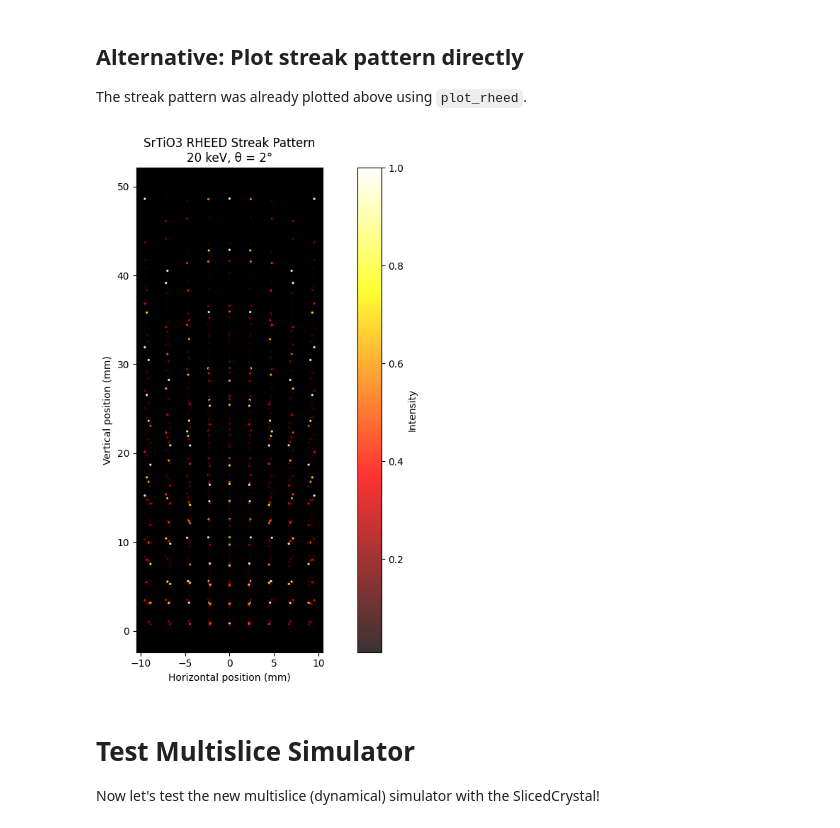
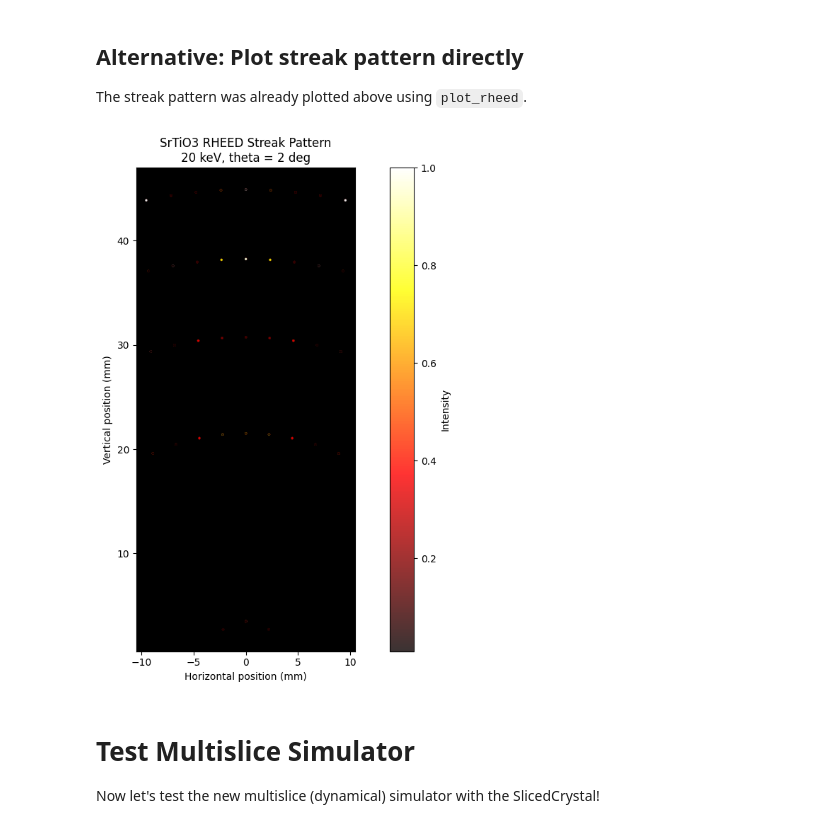
Before and after one commit to debangshu-mukherjee/rheedium, a Jupyter notebook: tutorials/02_kinematic_SrTiO3.ipynb, the cells around one changed output. Drawn from its saved outputs; the diff is of its cells as text; code cells hidden in the pictures.

```diff
--- a/tutorials/02_kinematic_SrTiO3.ipynb
+++ b/tutorials/02_kinematic_SrTiO3.ipynb
@@ -157,18 +222,20 @@ The `streak_simulator` models RHEED as diffraction from continuous rods in recip
 producing the characteristic vertical streaks seen in real RHEED patterns.
 # %%
 # Generate RHEED streak pattern for SrTiO3
-detector_coords, intensities, hk_indices = rh.simul.streak_simulator(
+# kinematic_ctr_simulator models continuous crystal truncation rods (CTRs)
+# and returns a RHEEDPattern directly
+streak_pattern = rh.simul.kinematic_ctr_simulator(
     crystal=structure_file,
     voltage_kv=voltage_kV,
     theta_deg=theta_deg,
     hmax=hmax,
     kmax=kmax,
     detector_distance=detector_distance,
-    points_per_streak=points_per_streak,
+    points_per_rod=points_per_streak,
 )
 
-print(f"Number of streak points: {len(intensities)}")
-print(f"X-coordinate range: [{detector_coords[:, 0].min():.2f}, {detector_coords[:, 0].max():.2f}] mm")
-print(f"Y-coordinate range: [{detector_coords[:, 1].min():.2f}, {detector_coords[:, 1].max():.2f}] mm")
+print(f"Number of streak points: {len(streak_pattern.intensities)}")
+print(f"X-coordinate range: [{streak_pattern.detector_points[:, 0].min():.2f}, {streak_pattern.detector_points[:, 0].max():.2f}] mm")
+print(f"Y-coordinate range: [{streak_pattern.detector_points[:, 1].min():.2f}, {streak_pattern.detector_points[:, 1].max():.2f}] mm")
 # %% [output]
 Number of streak points: 1950
@@ -197,15 +264,2 @@ Sample detector coordinates (first 5):
 # %% [markdown]
 ## Plot the simulated RHEED pattern
-# %%
-# Create RHEEDPattern for plotting
-from rheedium.types import create_rheed_pattern
-
-streak_pattern = create_rheed_pattern(
-    g_indices=jnp.arange(len(intensities), dtype=jnp.int32),
-    k_out=jnp.zeros((len(intensities), 3)),
-    detector_points=detector_coords,
-    intensities=intensities,
-)
-
-# Plot using phosphor colormap
-rh.plots.plot_rheed(streak_pattern, grid_size=400, interp_type="linear")
@@ -283,26 +341,26 @@ The streak pattern was already plotted above using `plot_rheed`.
 # %%
 # Additional visualization: scatter plot showing individual streaks
 import matplotlib.pyplot as plt
 
 fig, ax = plt.subplots(figsize=(10, 8))
 scatter = ax.scatter(
-    detector_coords[:, 0],
-    detector_coords[:, 1],
+    streak_pattern.detector_points[:, 0],
+    streak_pattern.detector_points[:, 1],
     s=2,
-    c=intensities,
+    c=streak_pattern.intensities,
     cmap='hot',
     alpha=0.8,
 )
 ax.set_facecolor('black')
 ax.set_xlabel('Horizontal position (mm)')
 ax.set_ylabel('Vertical position (mm)')
-ax.set_title('SrTiO3 RHEED Streak Pattern\n20 keV, θ = 2°')
+ax.set_title('SrTiO3 RHEED Streak Pattern\n20 keV, theta = 2 deg')
 ax.set_aspect('equal')
 plt.colorbar(scatter, label='Intensity')
 plt.tight_layout()
 plt.show()
 # %% [output]
-[figure, old version]
+[figure, new version]
 # %% [markdown]
 # Test Multislice Simulator
 
```
Also changed, not shown: parts of 14 cells of this notebook, 2 other files.
